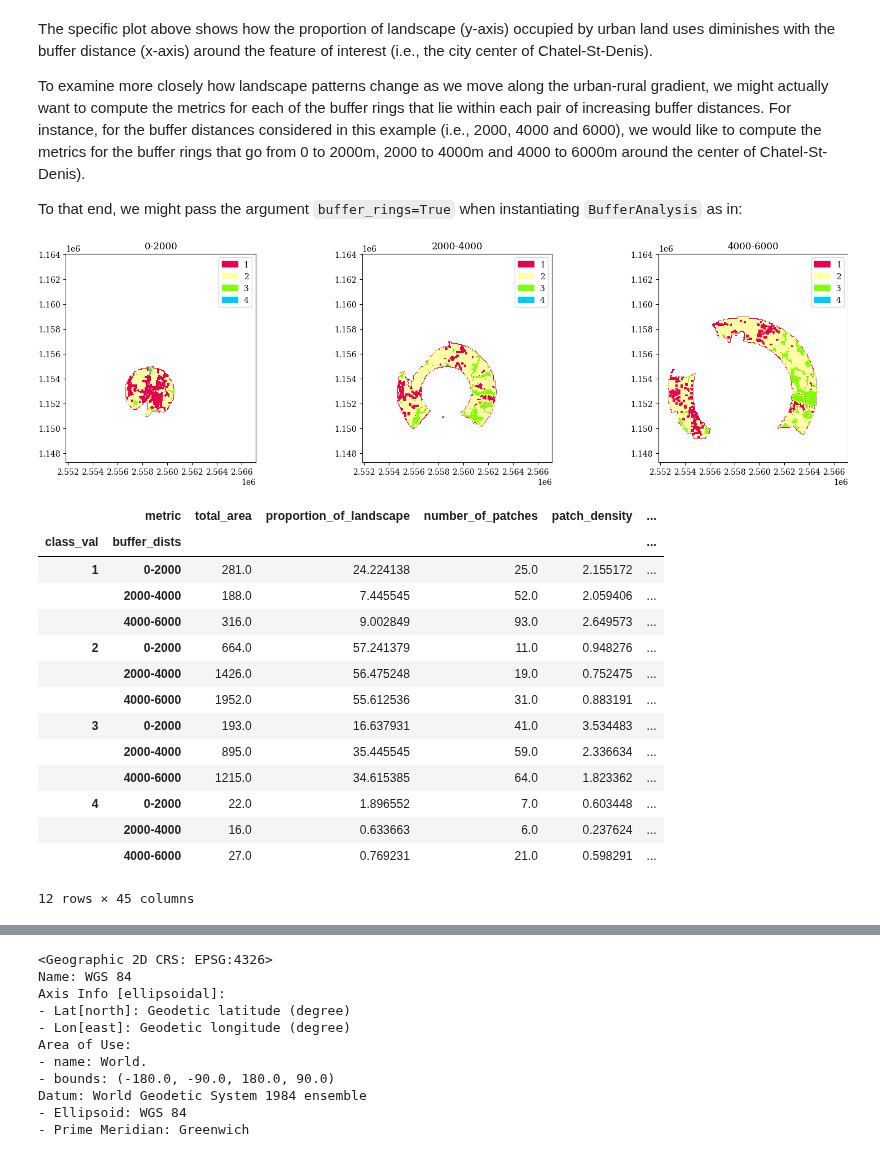
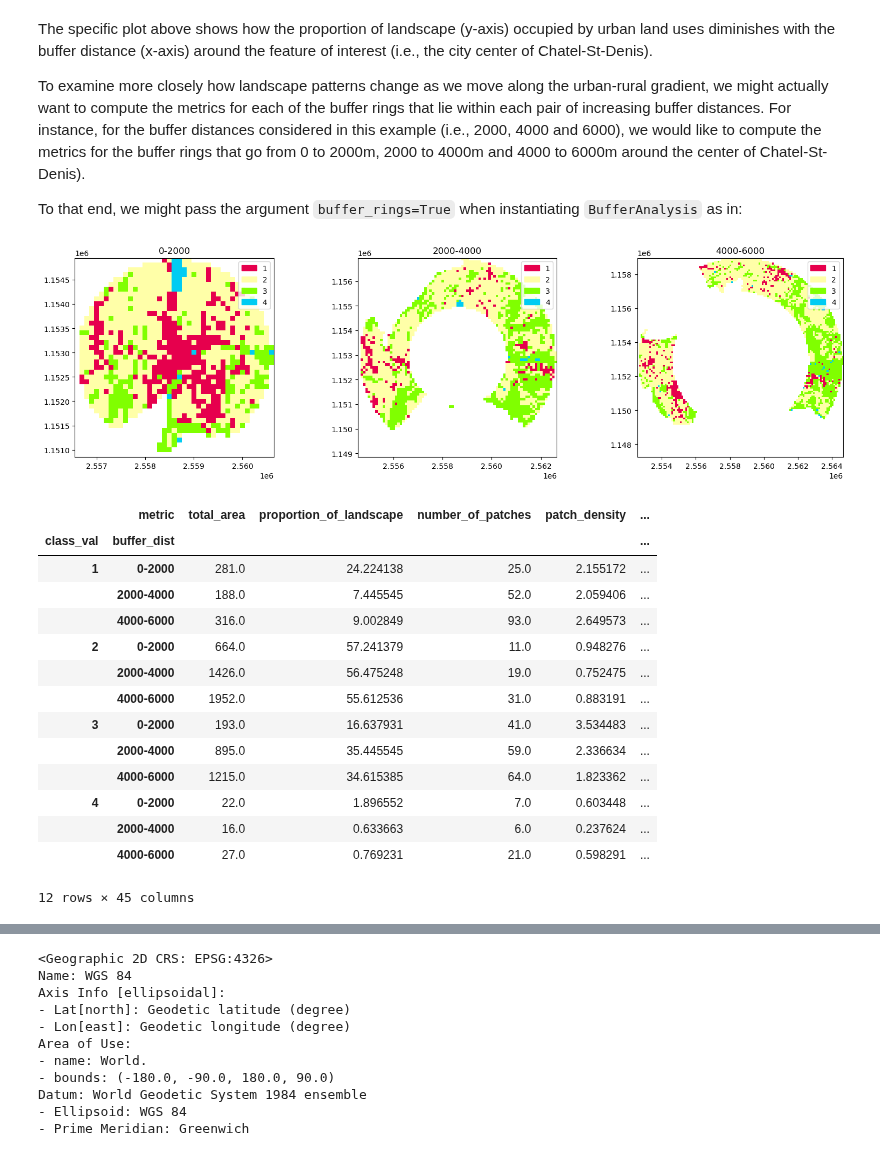
Before and after one commit to martibosch/pylandstats-notebooks, a Jupyter notebook: notebooks/03-zonal-analysis.ipynb, the cells around one changed output, grey strips where cells are left out. Drawn from its saved outputs; the diff is of its cells as text; code cells hidden in the pictures.

```diff
--- a/notebooks/03-zonal-analysis.ipynb
+++ b/notebooks/03-zonal-analysis.ipynb
@@ -190,8 +192,8 @@ In line with the classic concentric models of location and land use, we are ofte
 We might define a given coordinate as the center of our region of interest (in this example, the town of Chatel-St-Denis) and a series of buffer distances around that point:
 # %%
 # latitude and longitude of the center of Chatel-St-Denis according to OpenStreetMap
-base_mask = Point(6.8992073, 46.52634)
-base_mask_crs = "+proj=longlat +ellps=WGS84 +datum=WGS84 +no_defs"
+base_geom = Point(6.8992073, 46.52634)
+base_geom_crs = "+proj=longlat +ellps=WGS84 +datum=WGS84 +no_defs"
 
 # buffer distances (in meters)
 buffer_dists = [2000, 4000, 6000]
@@ -245,19 +247,19 @@ To that end, we might pass the argument `buffer_rings=True` when instantiating `
 # %%
 ba = pls.BufferAnalysis(
     input_filepath,
-    base_mask,
+    base_geom,
     buffer_dists,
     buffer_rings=True,
-    base_mask_crs=base_mask_crs,
+    base_geom_crs=base_geom_crs,
 )
 fig = ba.plot_landscapes(cmap=sls.noas04_4_cmap, show_kws=dict(norm=sls.noas04_4_norm))
 # %% [output]
-[figure, old version]
+[figure, new version]
 # %%
 ba.compute_class_metrics_df()
 # %% [output]
 |  | metric | total_area | proportion_of_landscape | number_of_patches | patch_density | ... |
-| class_val | buffer_dists |  |  |  |  | ... |
+| class_val | buffer_dist |  |  |  |  | ... |
 | 1 | 0-2000 | 281.0 | 24.224138 | 25.0 | 2.155172 | ... |
 |  | 2000-4000 | 188.0 | 7.445545 | 52.0 | 2.059406 | ... |
 |  | 4000-6000 | 316.0 | 9.002849 | 93.0 | 2.649573 | ... |
```
Also changed, not shown: parts of 66 cells of this notebook, 5 other files.
